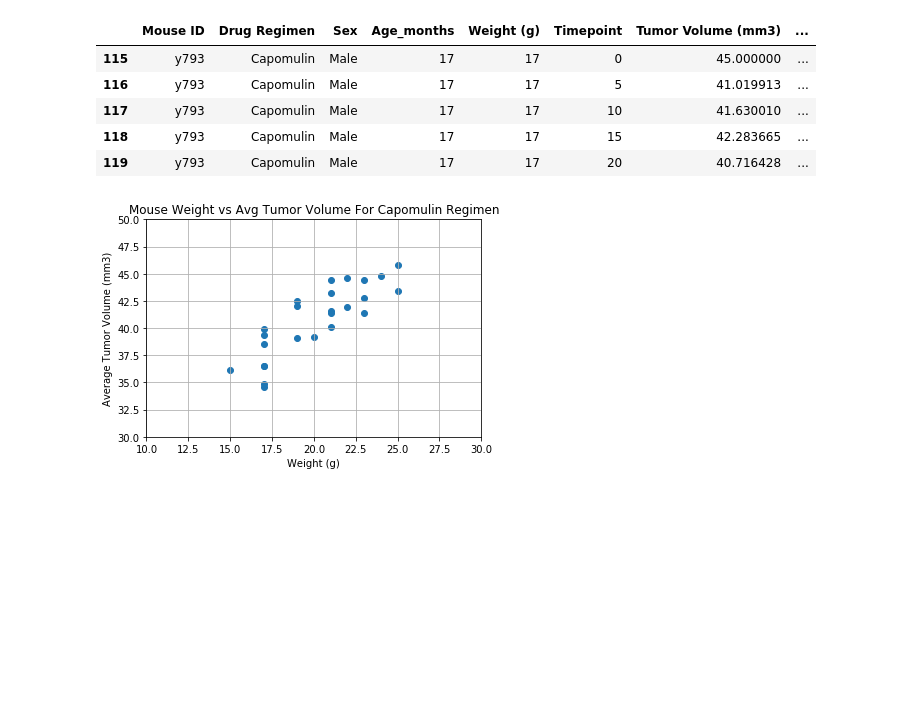
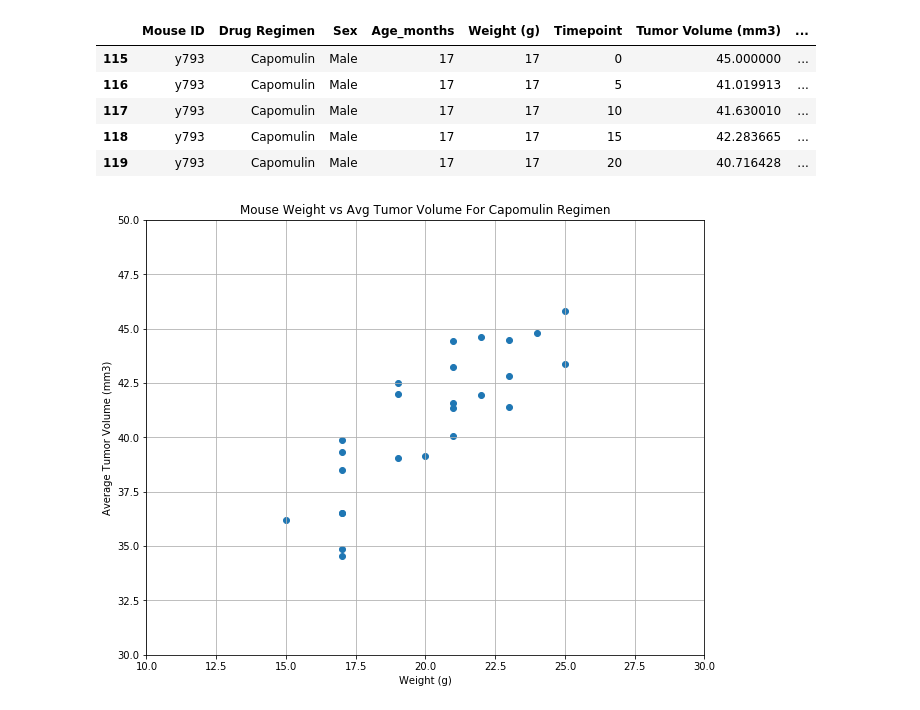
Before and after one commit to j1-aggie/5_MatPlotLib_Homework, a Jupyter notebook: pymaceuticals_starter.ipynb, the cells around one changed output. Cells and saved outputs as stored; diff of their text form; code cells hidden in the pictures; blank space fills up the shorter version.

```diff
--- a/pymaceuticals_starter.ipynb
+++ b/pymaceuticals_starter.ipynb
@@ -337,17 +342,18 @@ sline_df.head()
 # %%
 # Generate a scatter plot of mouse weight versus average tumor volume for the Capomulin regimen
 c_df = combined_data.loc[combined_data["Drug Regimen"] == "Capomulin",:]
 
 c_df_average = c_df.groupby(['Mouse ID']).mean()
+plt.figure(figsize=(10,8))
 plt.scatter(c_df_average['Weight (g)'], c_df_average['Tumor Volume (mm3)'])
 plt.ylabel('Average Tumor Volume (mm3)')
 plt.xlabel('Weight (g)')
 plt.title('Mouse Weight vs Avg Tumor Volume For Capomulin Regimen')
 plt.xlim(10, 30)
 plt.ylim(30,50)
 plt.grid()
 plt.show()
 # %% [output]
-[figure, old version]
+[figure, new version]
 # %%
 ## Correlation and Regression
```
Also changed, not shown: parts of 7 cells of this notebook.
